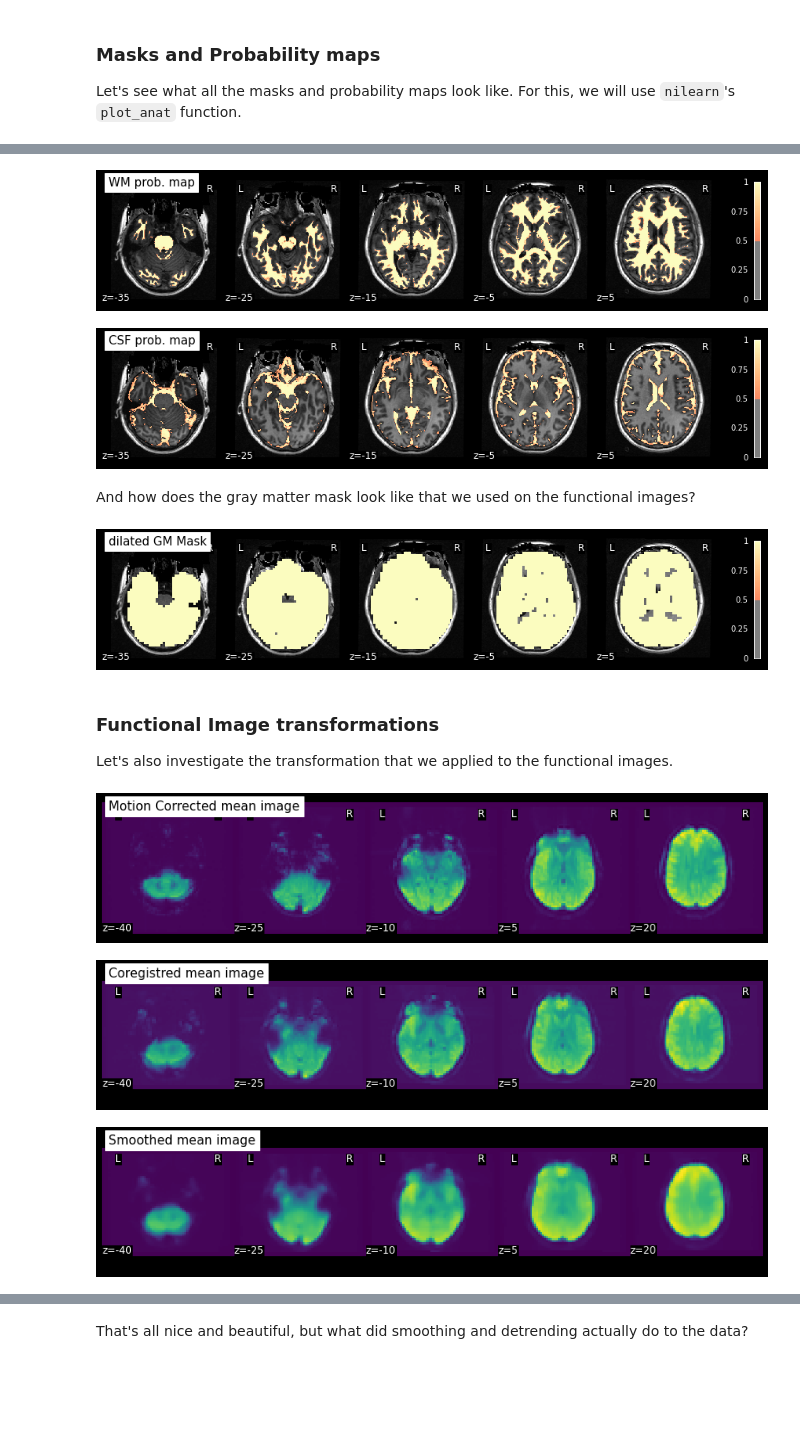
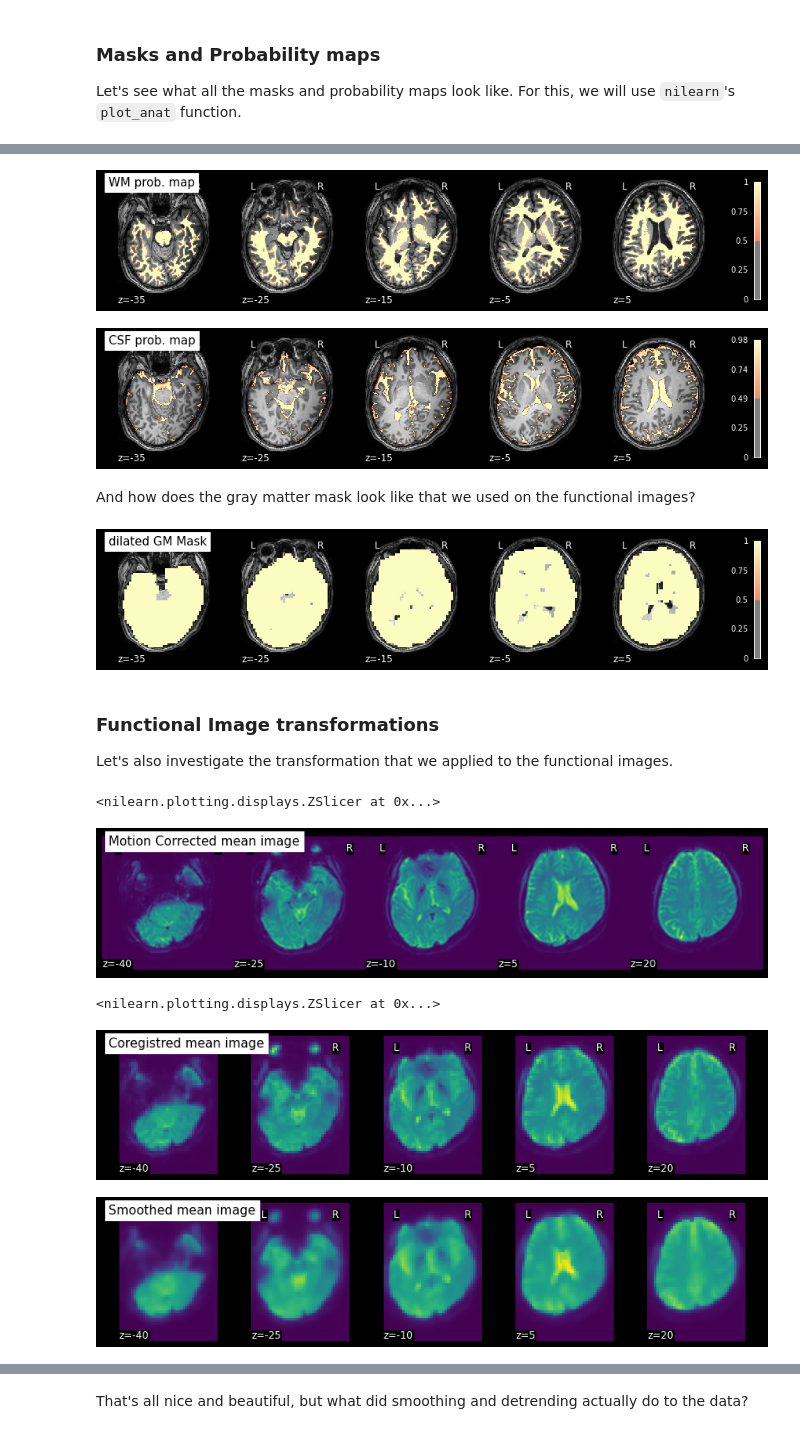
Before and after one commit to siyunb/Mount_Code, a Jupyter notebook: Visual_search_task/Preprocessing.ipynb, the cells around one changed output, grey strips where cells are left out. Cells and saved outputs as stored; diff of their text form; code cells hidden in the pictures; blank space fills up the shorter version.

```diff
--- a/Visual_search_task/Preprocessing.ipynb
+++ b/Visual_search_task/Preprocessing.ipynb
@@ -554,23 +396,23 @@ plot_stat_map(
 # %%
 plot_stat_map(
-    output + 'segment/c2sub-07_ses-test_T1w.nii', title='WM prob. map', cmap=plt.cm.magma,
+    output + 'segment/c2sub-07_ses-test_anat_sT1W.nii', title='WM prob. map', cmap=plt.cm.magma,
     threshold=0.5, bg_img=anat, display_mode='z', cut_coords=range(-35, 15, 10), dim=-1);
 # %% [output]
-[figure, old version]
+[figure, new version]
 # %%
 plot_stat_map(
-    output + 'segment/c3sub-07_ses-test_T1w.nii', title='CSF prob. map', cmap=plt.cm.magma,
+    output + 'segment/c3sub-07_ses-test_anat_sT1W.nii', title='CSF prob. map', cmap=plt.cm.magma,
     threshold=0.5, bg_img=anat, display_mode='z', cut_coords=range(-35, 15, 10), dim=-1);
 # %% [output]
-[figure, old version]
+[figure, new version]
 # %% [markdown]
 And how does the gray matter mask look like that we used on the functional images?
 # %%
 plot_stat_map(
-    output + 'mask_GM/c1sub-07_ses-test_T1w_flirt_thresh.nii', title='dilated GM Mask', cmap=plt.cm.magma,
+    output + 'mask_GM/c1sub-07_ses-test_anat_sT1W_flirt_thresh.nii', title='dilated GM Mask', cmap=plt.cm.magma,
     threshold=0.5, bg_img=anat, display_mode='z', cut_coords=range(-35, 15, 10), dim=-1);
 # %% [output]
-[figure, old version]
+[figure, new version]
 # %% [markdown]
 ### Functional Image transformations
 
@@ -583,21 +420,23 @@ output = '/home/neuro/Result/Nipype_tutorial/working_dir/handon1/_subject_id_07/
 # %%
-plot_epi(output + 'mcflirt/asub-07_ses-test_task-fingerfootlips_bold_roi_mcf.nii.gz_mean_reg.nii.gz',
+plot_epi(output + 'mcflirt/asub-07_ses-test_session1_bold_mcf.nii.gz_mean_reg.nii.gz',
          title='Motion Corrected mean image', display_mode='z', cut_coords=range(-40, 21, 15),
-         cmap=plt.cm.viridis);
+         cmap=plt.cm.viridis)
 # %% [output]
+<nilearn.plotting.displays.ZSlicer at 0x...>
-[figure, old version]
+[figure, new version]
 # %%
-mean = nli.mean_img(output + 'applywarp/asub-07_ses-test_task-fingerfootlips_bold_roi_mcf_flirt.nii')
+mean = nli.mean_img(output + 'applywarp/asub-07_ses-test_session1_bold_mcf_flirt.nii')
 plot_epi(mean, title='Coregistred mean image', display_mode='z', cut_coords=range(-40, 21, 15),
-         cmap=plt.cm.viridis);
+         cmap=plt.cm.viridis)
 # %% [output]
+<nilearn.plotting.displays.ZSlicer at 0x...>
-[figure, old version]
+[figure, new version]
 # %%
-mean = nli.mean_img('/home/neuro/Result/Nipype_tutorial/working_dir/handon1/susan/_subject_id_07/smooth/mapflow/_smooth0/'
-                    'asub-07_ses-test_task-fingerfootlips_bold_roi_mcf_flirt_smooth.nii.gz')
+mean = nli.mean_img('/home/neuro/Result/Visual_search_task/preproc_working_dir/preproc/susan/_subject_id_07_task_number_1/smooth/mapflow/_smooth0/'
+                    'asub-07_ses-test_session1_bold_mcf_flirt_smooth.nii.gz')
 plot_epi(mean, title='Smoothed mean image', display_mode='z', cut_coords=range(-40, 21, 15),
          cmap=plt.cm.viridis);
 # %% [output]
-[figure, old version]
+[figure, new version]
 # %%
 mean = nli.mean_img(output + 'mask_func/mapflow/_mask_func0/'
```
Also changed, not shown: parts of 118 cells of this notebook, 4 other files.
